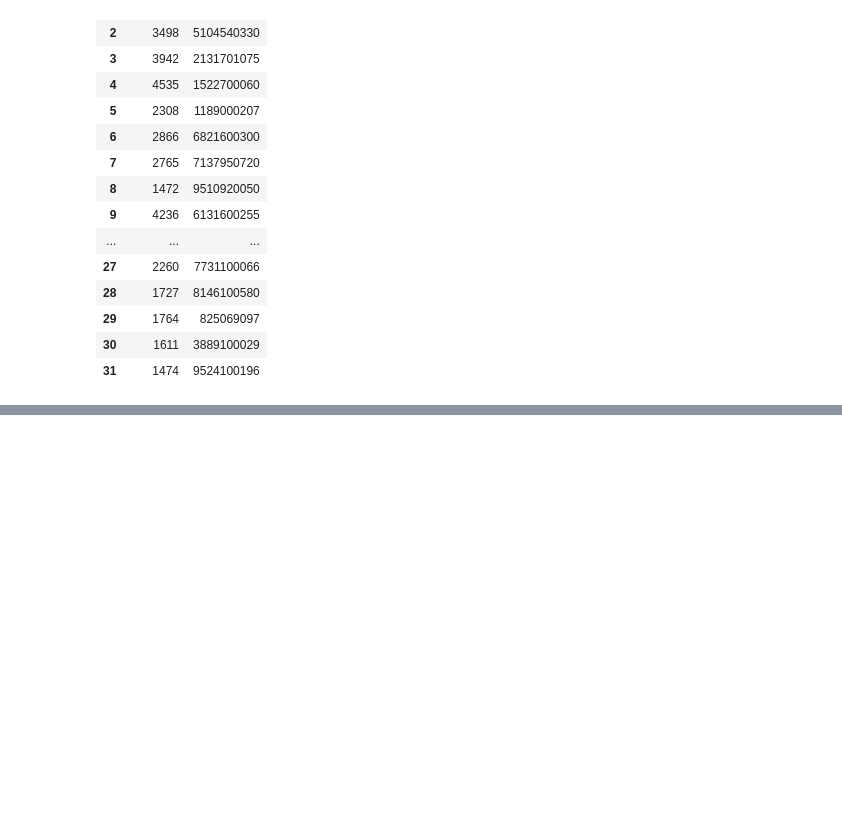
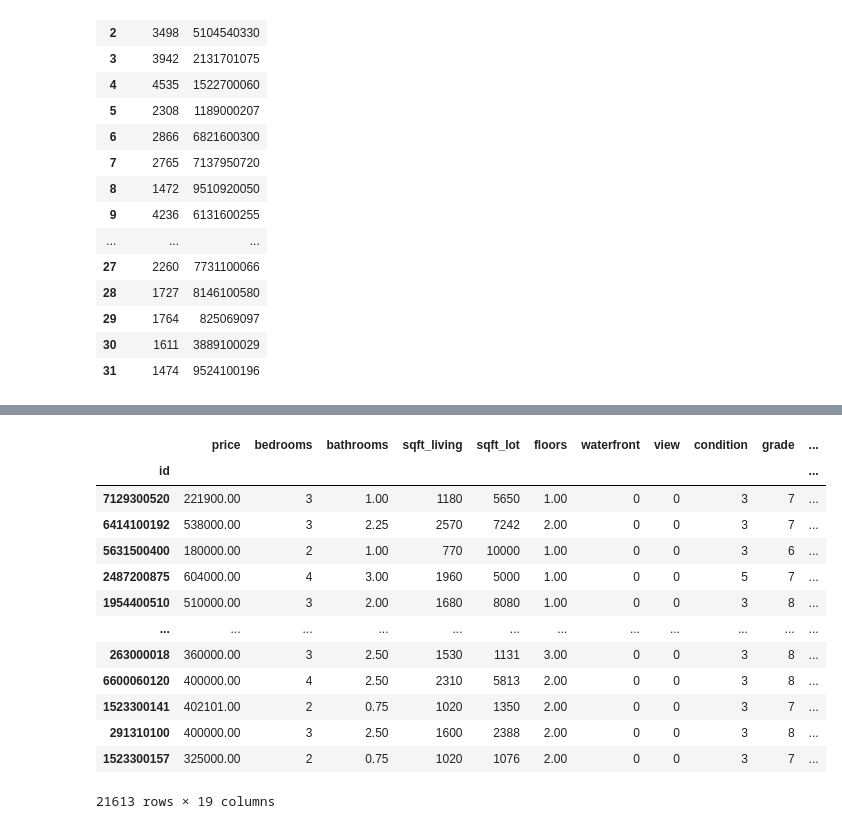
Before and after one commit to Sergey-97/ls-2, a Jupyter notebook: sem2.ipynb, the cells around one changed output, grey strips where cells are left out. Saved outputs shown, nothing was run; the diff lists cells and outputs as text; code cells hidden in the pictures; blank space fills up the shorter version.

```diff
--- a/sem2.ipynb
+++ b/sem2.ipynb
@@ -315,0 +340,18 @@ clients
+# %%
+df_house = df.set_index('id')
+df_house
+# %% [output]
+|  | price | bedrooms | bathrooms | sqft_living | sqft_lot | floors | waterfront | view | condition | grade | ... |
+| id |  |  |  |  |  |  |  |  |  |  | ... |
+| 7129300520 | 221900.00 | 3 | 1.00 | 1180 | 5650 | 1.00 | 0 | 0 | 3 | 7 | ... |
+| 6414100192 | 538000.00 | 3 | 2.25 | 2570 | 7242 | 2.00 | 0 | 0 | 3 | 7 | ... |
+| 5631500400 | 180000.00 | 2 | 1.00 | 770 | 10000 | 1.00 | 0 | 0 | 3 | 6 | ... |
+| 2487200875 | 604000.00 | 4 | 3.00 | 1960 | 5000 | 1.00 | 0 | 0 | 5 | 7 | ... |
+| 1954400510 | 510000.00 | 3 | 2.00 | 1680 | 8080 | 1.00 | 0 | 0 | 3 | 8 | ... |
+| ... | ... | ... | ... | ... | ... | ... | ... | ... | ... | ... | ... |
+| 263000018 | 360000.00 | 3 | 2.50 | 1530 | 1131 | 3.00 | 0 | 0 | 3 | 8 | ... |
+| 6600060120 | 400000.00 | 4 | 2.50 | 2310 | 5813 | 2.00 | 0 | 0 | 3 | 8 | ... |
+| 1523300141 | 402101.00 | 2 | 0.75 | 1020 | 1350 | 2.00 | 0 | 0 | 3 | 7 | ... |
+| 291310100 | 400000.00 | 3 | 2.50 | 1600 | 2388 | 2.00 | 0 | 0 | 3 | 8 | ... |
+| 1523300157 | 325000.00 | 2 | 0.75 | 1020 | 1076 | 2.00 | 0 | 0 | 3 | 7 | ... |
+21613 rows × 19 columns
```
Also changed, not shown: parts of 15 cells of this notebook.
